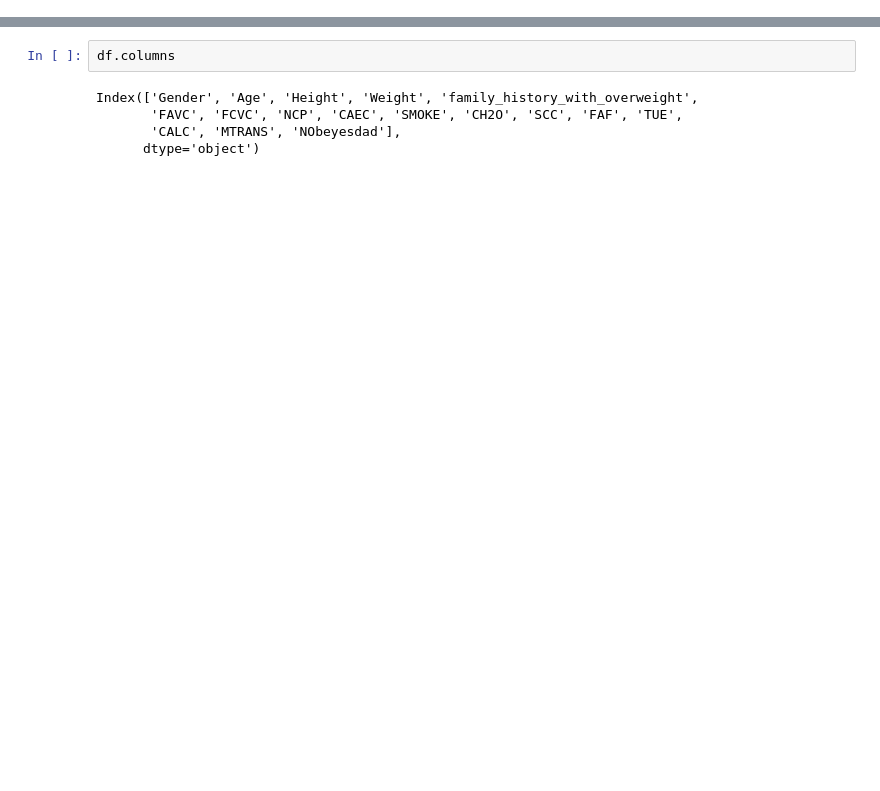
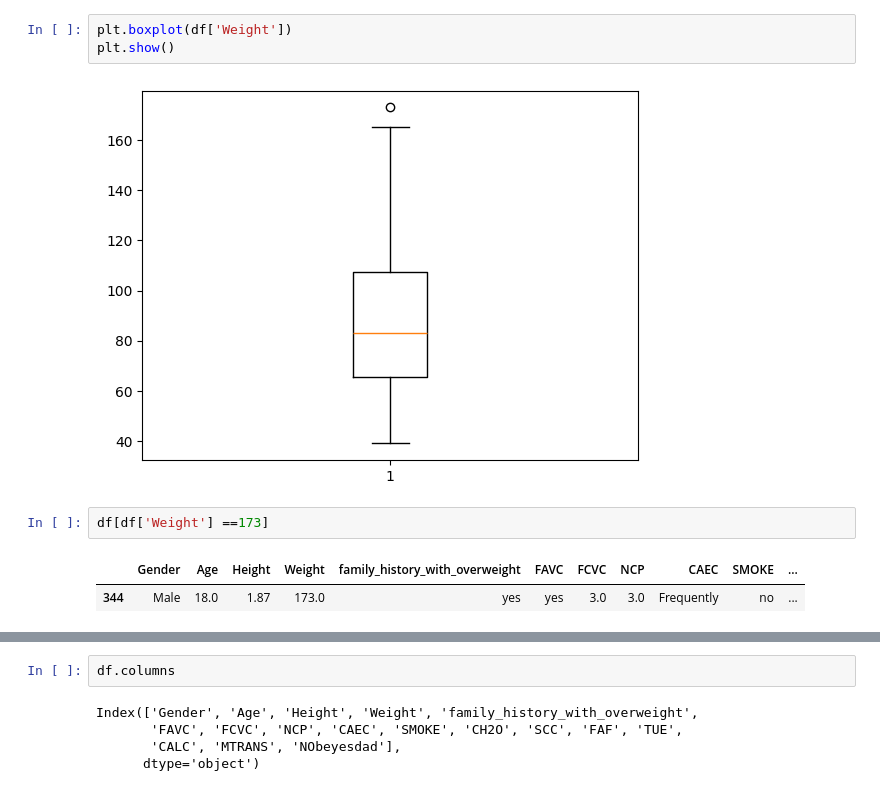
Before and after one commit to HarjitG/Obesity_Classifier, a Jupyter notebook: main.ipynb, the cells around one changed output, grey strips where cells are left out. Saved outputs shown, nothing was run; the diff lists cells and outputs as text; blank space fills up the shorter version.

```diff
--- a/main.ipynb
+++ b/main.ipynb
@@ -14,0 +52,10 @@ df.head()
+# %%
+plt.boxplot(df['Weight'])
+plt.show()
+# %% [output]
+[figure, added]
+# %%
+df[df['Weight'] ==173]
+# %% [output]
+|  | Gender | Age | Height | Weight | family_history_with_overweight | FAVC | FCVC | NCP | CAEC | SMOKE | ... |
+| 344 | Male | 18.0 | 1.87 | 173.0 | yes | yes | 3.0 | 3.0 | Frequently | no | ... |
```
Also changed, not shown: parts of 28 cells of this notebook.
